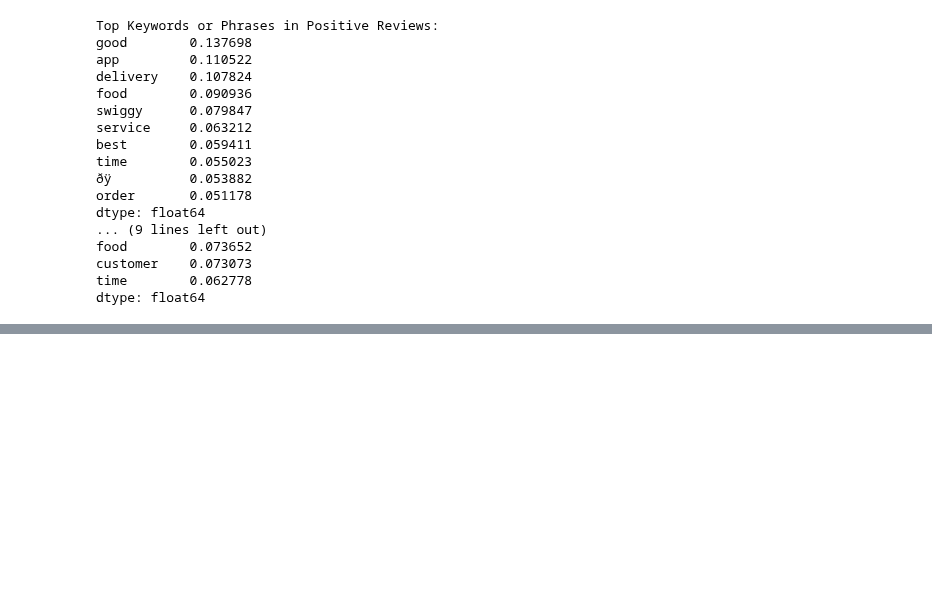
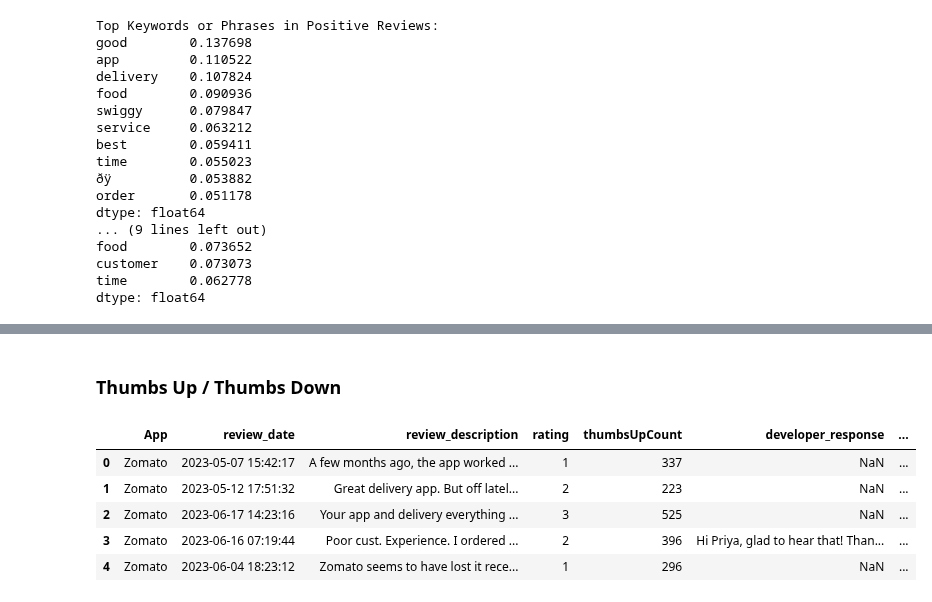
Before and after one commit to abhithangavel/NetworkAnalytics, a Jupyter notebook: Network_Analytics_1.ipynb, the cells around one changed output, grey strips where cells are left out. Drawn from its saved outputs; the diff is of its cells as text; code cells hidden in the pictures; blank space fills up the shorter version.

```diff
--- a/Network_Analytics_1.ipynb
+++ b/Network_Analytics_1.ipynb
@@ -186,0 +209,11 @@ dtype: float64
+# %% [markdown]
+### Thumbs Up / Thumbs Down
+# %%
+zomato.head()
+# %% [output]
+|  | App | review_date | review_description | rating | thumbsUpCount | developer_response | ... |
+| 0 | Zomato | 2023-05-07 15:42:17 | A few months ago, the app worked ... | 1 | 337 | NaN | ... |
+| 1 | Zomato | 2023-05-12 17:51:32 | Great delivery app. But off latel... | 2 | 223 | NaN | ... |
+| 2 | Zomato | 2023-06-17 14:23:16 | Your app and delivery everything ... | 3 | 525 | NaN | ... |
+| 3 | Zomato | 2023-06-16 07:19:44 | Poor cust. Experience. I ordered ... | 2 | 396 | Hi Priya, glad to hear that! Than... | ... |
+| 4 | Zomato | 2023-06-04 18:23:12 | Zomato seems to have lost it rece... | 1 | 296 | NaN | ... |
```
Also changed, not shown: parts of 3 cells of this notebook.
